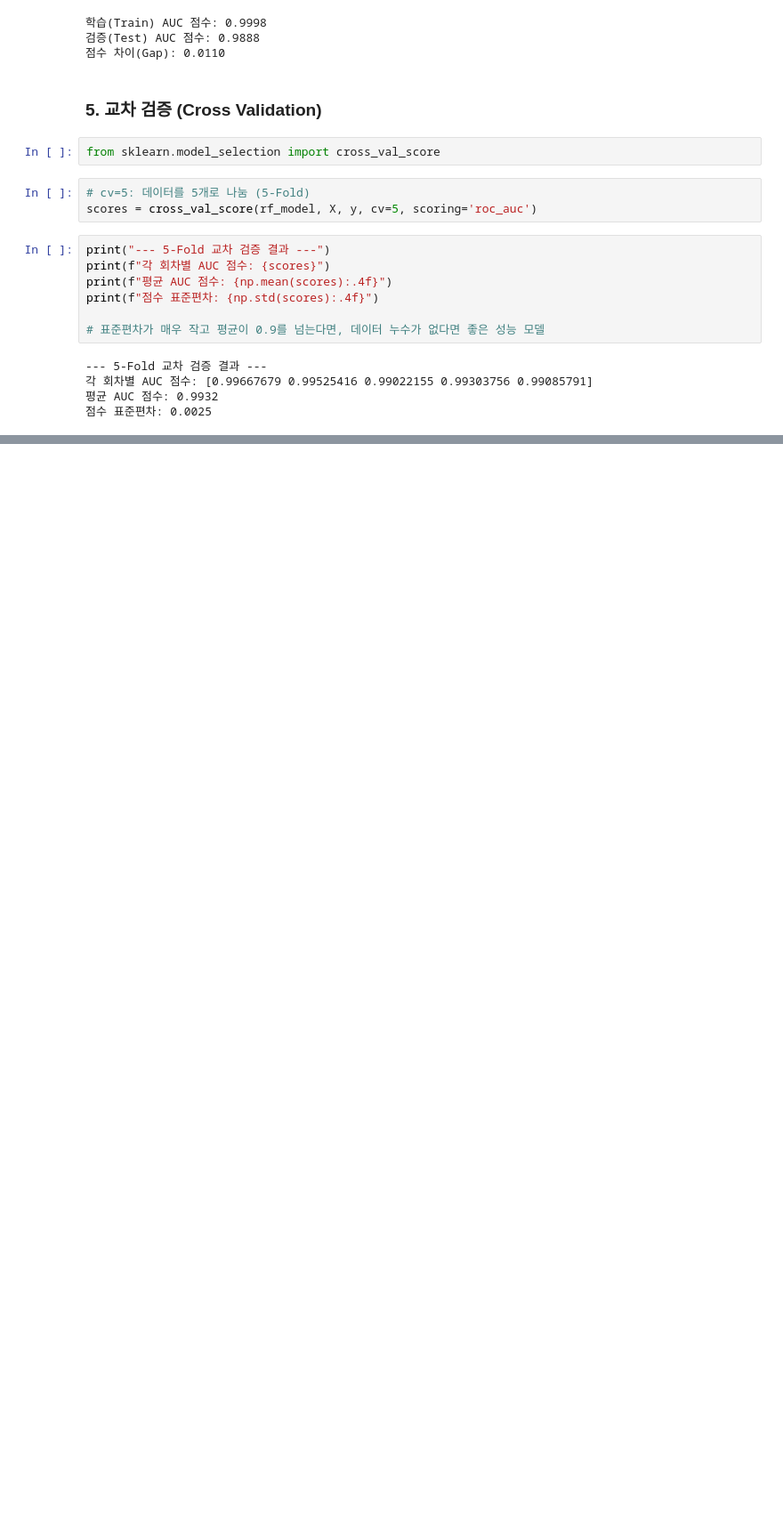
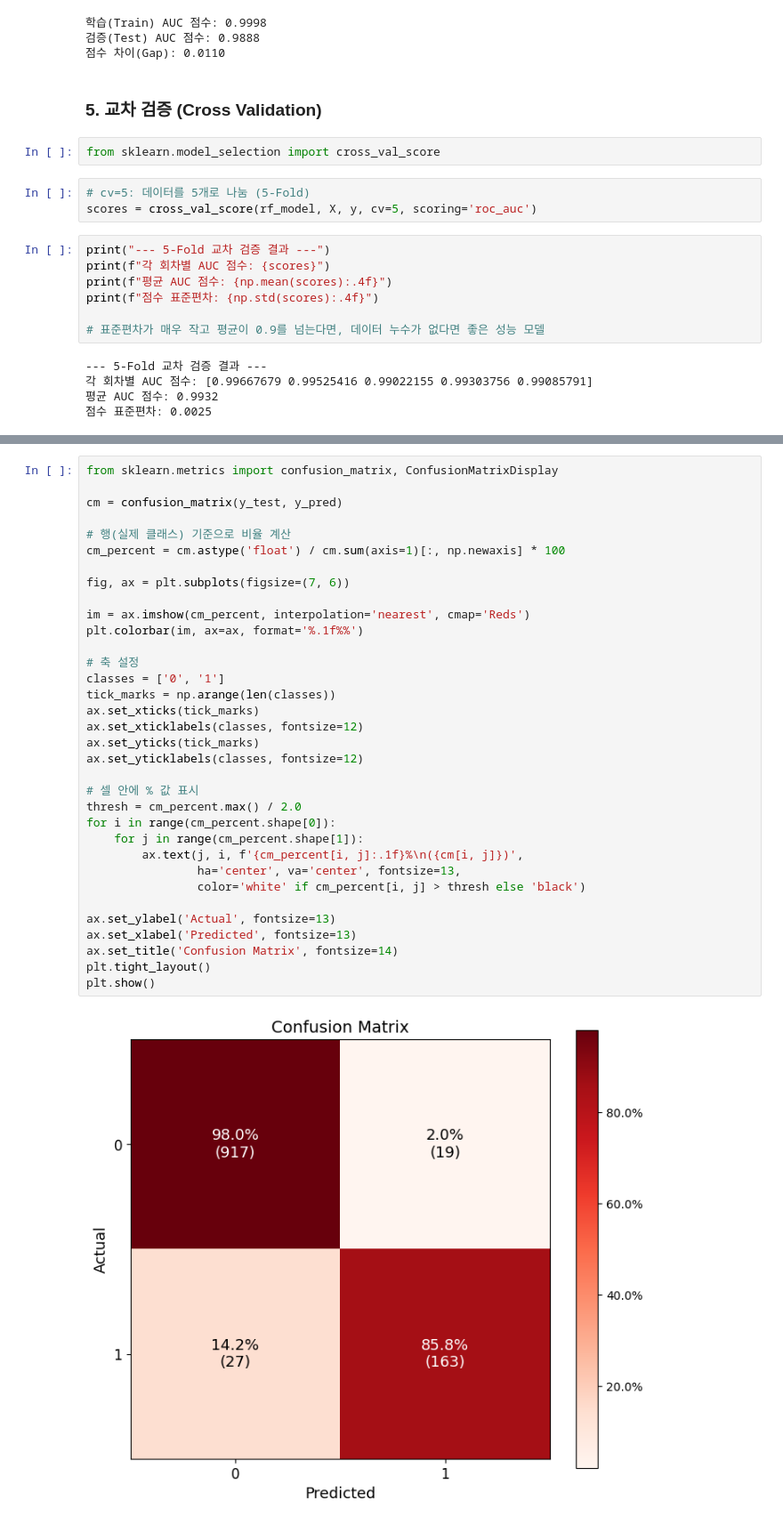
Before and after one commit to SKNETWORKS-FAMILY-AICAMP/SKN27-2nd-4TEAM, a Jupyter notebook: src/modeling/random_forest.ipynb, the cells around one changed output, grey strips where cells are left out. Shown at 89% size. Drawn from its saved outputs; the diff is of its cells as text; blank space fills up the shorter version.

```diff
--- a/src/modeling/random_forest.ipynb
+++ b/src/modeling/random_forest.ipynb
@@ -274,0 +265,36 @@ print(f"점수 표준편차: {np.std(scores):.4f}")
+# %%
+from sklearn.metrics import confusion_matrix, ConfusionMatrixDisplay
+
+cm = confusion_matrix(y_test, y_pred)
+
+# 행(실제 클래스) 기준으로 비율 계산
+cm_percent = cm.astype('float') / cm.sum(axis=1)[:, np.newaxis] * 100
+
+fig, ax = plt.subplots(figsize=(7, 6))
+
+im = ax.imshow(cm_percent, interpolation='nearest', cmap='Reds')
+plt.colorbar(im, ax=ax, format='%.1f%%')
+
+# 축 설정
+classes = ['0', '1']
+tick_marks = np.arange(len(classes))
+ax.set_xticks(tick_marks)
+ax.set_xticklabels(classes, fontsize=12)
+ax.set_yticks(tick_marks)
+ax.set_yticklabels(classes, fontsize=12)
+
+# 셀 안에 % 값 표시
+thresh = cm_percent.max() / 2.0
+for i in range(cm_percent.shape[0]):
+    for j in range(cm_percent.shape[1]):
+        ax.text(j, i, f'{cm_percent[i, j]:.1f}%\n({cm[i, j]})',
+                ha='center', va='center', fontsize=13,
+                color='white' if cm_percent[i, j] > thresh else 'black')
+
+ax.set_ylabel('Actual', fontsize=13)
+ax.set_xlabel('Predicted', fontsize=13)
+ax.set_title('Confusion Matrix', fontsize=14)
+plt.tight_layout()
+plt.show()
+# %% [output]
+[figure, added]
```
Also changed, not shown: parts of 14 cells of this notebook, 4 other files.
